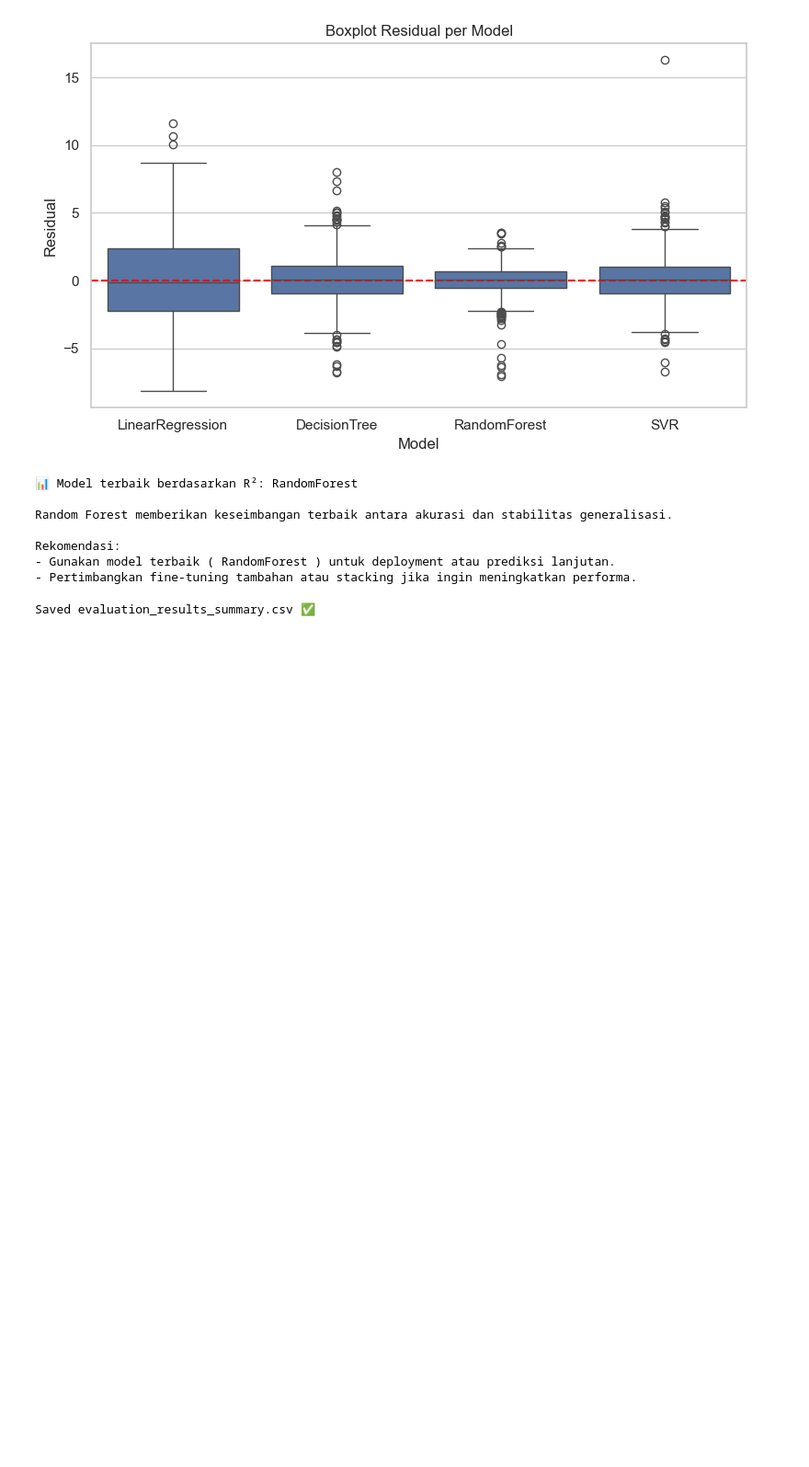
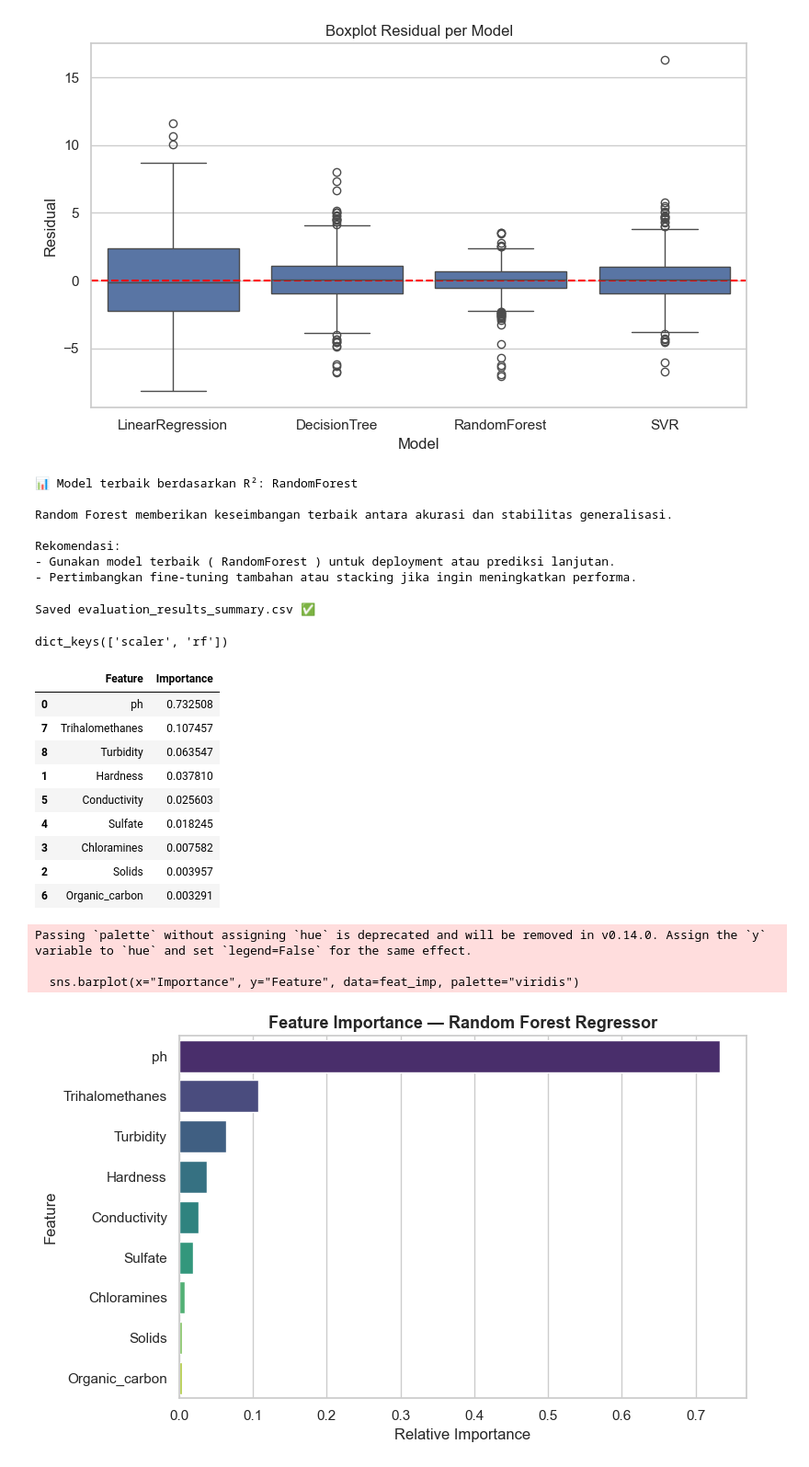
Before and after one commit to rafpoo/project-machine-learning, a Jupyter notebook: notebooks/DataEvaluation.ipynb, the cells around one changed output. Shown at 92% size. Saved outputs shown, nothing was run; the diff lists cells and outputs as text; code cells hidden in the pictures; blank space fills up the shorter version.

Commit message:
Update data eval & data model

```diff
--- a/notebooks/DataEvaluation.ipynb
+++ b/notebooks/DataEvaluation.ipynb
@@ -155,3 +155,53 @@ metrics_df.to_csv("evaluation_results_summary.csv", index=False)
 print("Saved evaluation_results_summary.csv ✅")
 # %% [output]
 Saved evaluation_results_summary.csv ✅
+# %%
+## 9. FEATURE IMPORTANCE (untuk Random Forest)
+from joblib import load
+# Load model pipeline
+best_rf = load("model_random_forest_pipeline.pkl")
+
+# Coba lihat isi pipeline-nya (untuk tahu nama step terakhir)
+print(best_rf.named_steps.keys())
+# %% [output]
+dict_keys(['scaler', 'rf'])
+# %%
+# Ambil feature importance dari step model di pipeline
+importances = best_rf.named_steps['rf'].feature_importances_
+
+# Nama fitur harus sama dengan input waktu training
+feature_names = ["ph", "Hardness", "Solids", "Chloramines", "Sulfate",
+                 "Conductivity", "Organic_carbon", "Trihalomethanes", "Turbidity"]
+
+# Buat DataFrame untuk ditampilkan
+feat_imp = pd.DataFrame({
+    "Feature": feature_names,
+    "Importance": importances
+}).sort_values("Importance", ascending=False)
+
+# Tampilkan tabel
+display(feat_imp)
+
+# Visualisasi Feature Importance
+plt.figure(figsize=(8,5))
+sns.barplot(x="Importance", y="Feature", data=feat_imp, palette="viridis")
+plt.title("Feature Importance — Random Forest Regressor", fontsize=13, fontweight="bold")
+plt.xlabel("Relative Importance")
+plt.ylabel("Feature")
+plt.tight_layout()
+plt.show()
+# %% [output]
+|  | Feature | Importance |
+| 0 | ph | 0.732508 |
+| 7 | Trihalomethanes | 0.107457 |
+| 8 | Turbidity | 0.063547 |
+| 1 | Hardness | 0.037810 |
+| 5 | Conductivity | 0.025603 |
+| 4 | Sulfate | 0.018245 |
+| 3 | Chloramines | 0.007582 |
+| 2 | Solids | 0.003957 |
+| 6 | Organic_carbon | 0.003291 |
+Passing `palette` without assigning `hue` is deprecated and will be removed in v0.14.0. Assign the `y` variable to `hue` and set `legend=False` for the same effect.
+
+  sns.barplot(x="Importance", y="Feature", data=feat_imp, palette="viridis")
+[figure, added]
```
Also changed, not shown: 1 other file.
